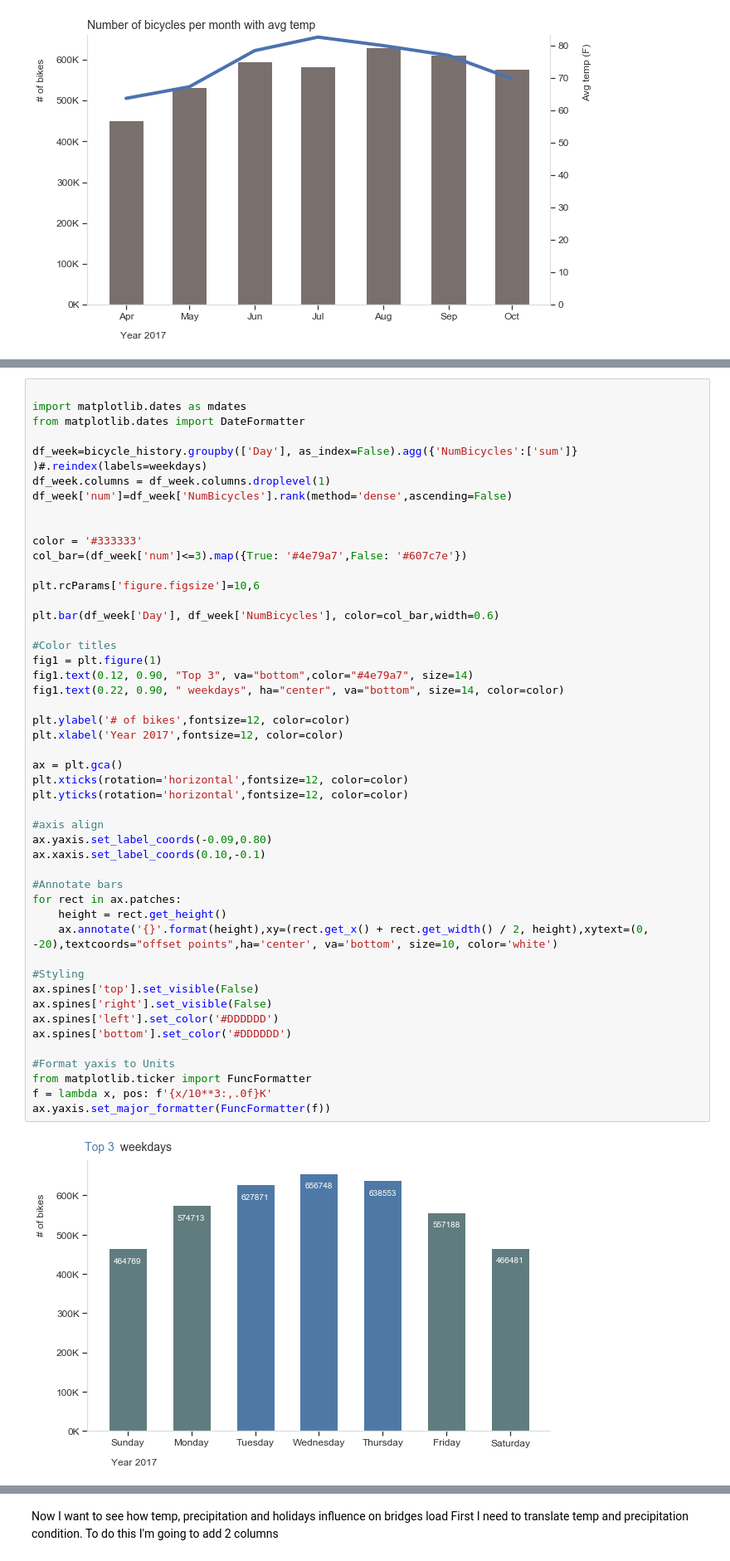
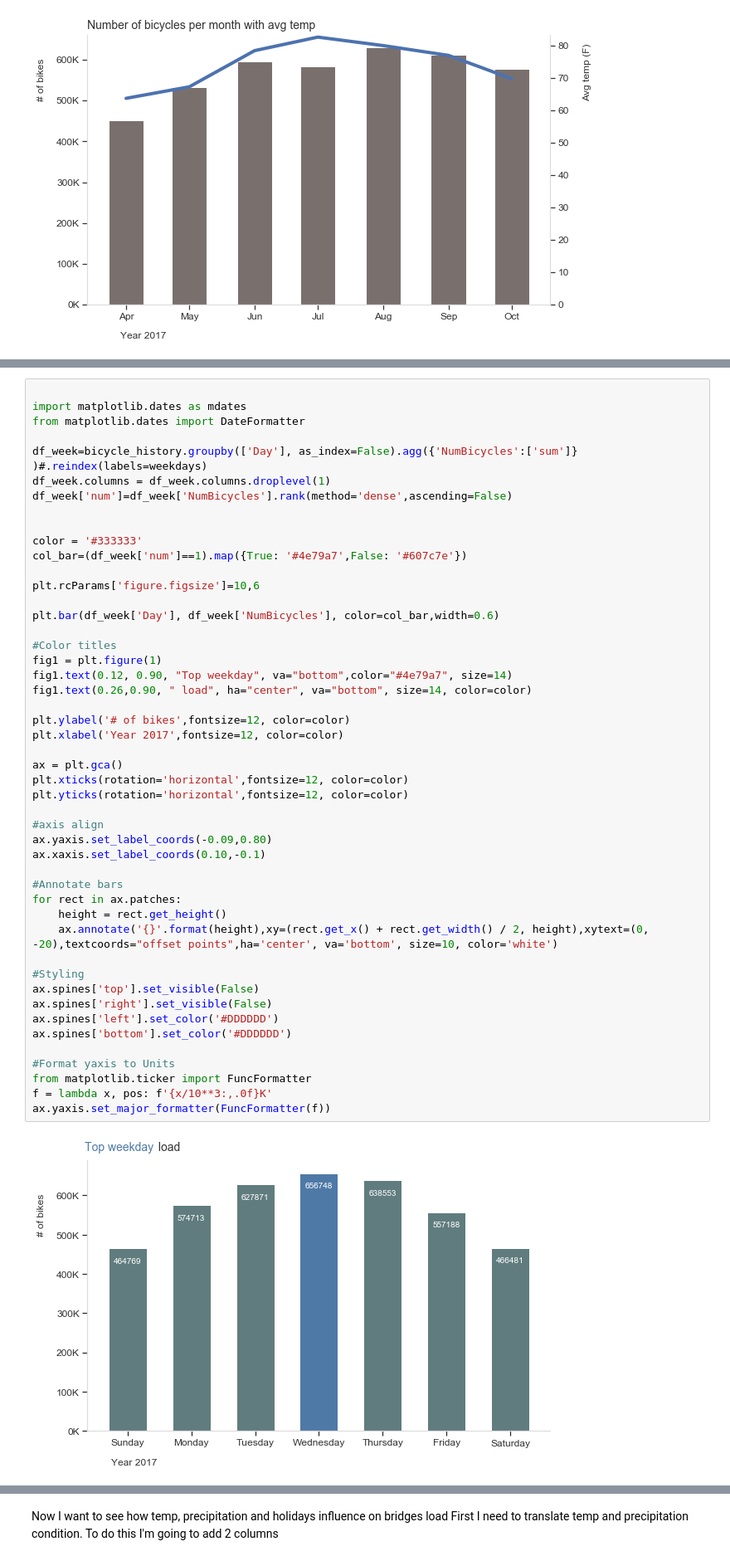
Before and after one commit to annlytics/bicycle_ridership_prediction, a Jupyter notebook: bicycle_ridership.ipynb, the cells around one changed output, grey strips where cells are left out. Shown at 83% size. Saved outputs shown, nothing was run; the diff lists cells and outputs as text.

```diff
--- a/bicycle_ridership.ipynb
+++ b/bicycle_ridership.ipynb
@@ -285,7 +289,7 @@ df_week['num']=df_week['NumBicycles'].rank(method='dense',ascending=False)
 
 
 color = '#333333'
-col_bar=(df_week['num']<=3).map({True: '#4e79a7',False: '#607c7e'})
+col_bar=(df_week['num']==1).map({True: '#4e79a7',False: '#607c7e'})
 
 plt.rcParams['figure.figsize']=10,6
 
@@ -293,34 +297,34 @@ plt.bar(df_week['Day'], df_week['NumBicycles'], color=col_bar,width=0.6)
 
 #Color titles
 fig1 = plt.figure(1)
-fig1.text(0.12, 0.90, "Top 3", va="bottom",color="#4e79a7", size=14)
-fig1.text(0.22, 0.90, " weekdays", ha="center", va="bottom", size=14, color=color)
+fig1.text(0.12, 0.90, "Top weekday", va="bottom",color="#4e79a7", size=14)
+fig1.text(0.26,0.90, " load", ha="center", va="bottom", size=14, color=color)
 
 plt.ylabel('# of bikes',fontsize=12, color=color)
 plt.xlabel('Year 2017',fontsize=12, color=color)
 
 ax = plt.gca()
 plt.xticks(rotation='horizontal',fontsize=12, color=color)
 plt.yticks(rotation='horizontal',fontsize=12, color=color)
 
 #axis align
 ax.yaxis.set_label_coords(-0.09,0.80)
 ax.xaxis.set_label_coords(0.10,-0.1)
 
 #Annotate bars
 for rect in ax.patches:
     height = rect.get_height()
     ax.annotate('{}'.format(height),xy=(rect.get_x() + rect.get_width() / 2, height),xytext=(0, -20),textcoords="offset points",ha='center', va='bottom', size=10, color='white')
 
 #Styling
 ax.spines['top'].set_visible(False)
 ax.spines['right'].set_visible(False)
 ax.spines['left'].set_color('#DDDDDD')
 ax.spines['bottom'].set_color('#DDDDDD')
 
 #Format yaxis to Units
 from matplotlib.ticker import FuncFormatter
 f = lambda x, pos: f'{x/10**3:,.0f}K'
 ax.yaxis.set_major_formatter(FuncFormatter(f))
 # %% [output]
-[figure, old version]
+[figure, new version]
```
Also changed, not shown: parts of 10 cells of this notebook.
